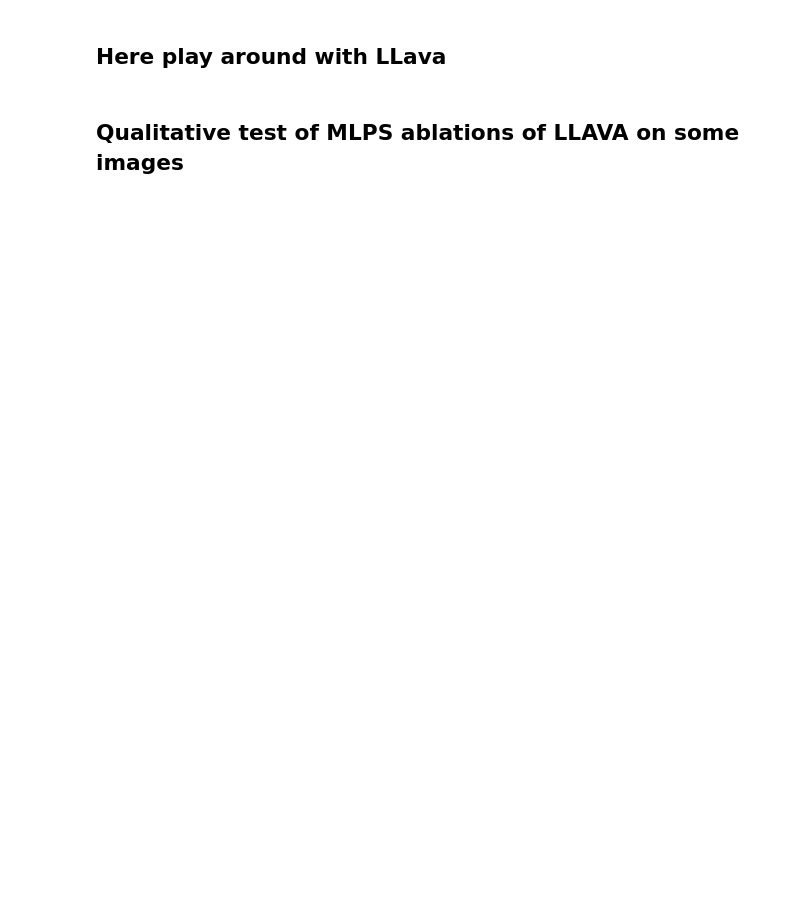
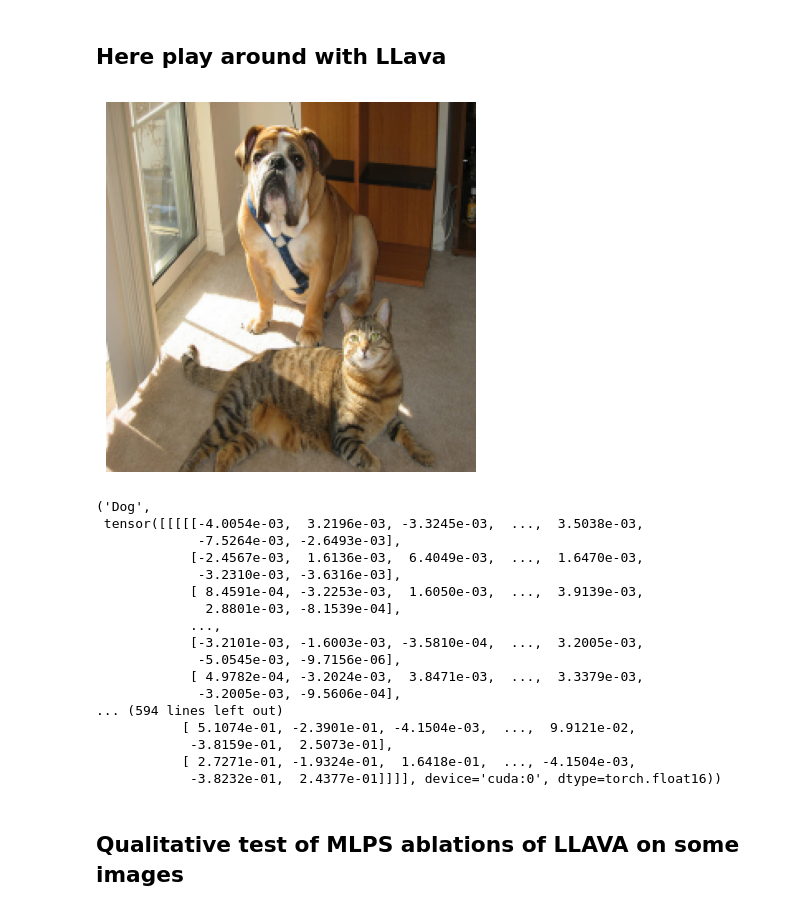
Before and after one commit to vstrozzi/PCLens_spectral_explainability_in_CLIP_ViT_encoder, a Jupyter notebook: playground_llava.ipynb, the cells around one changed output. Cells and saved outputs as stored; diff of their text form; code cells hidden in the pictures; blank space fills up the shorter version.

```diff
--- a/playground_llava.ipynb
+++ b/playground_llava.ipynb
@@ -203,7 +242,7 @@ def remove_patches(p, b):
 
     return p.unsqueeze(0)
 # %%
-def llava_infer(prompt, pil_image, images_embeds=False, mean_ablate=False, up_to_layer_ablate = 10, from_layer_ablate = False, mean_ablate_mlps=False, mean_ablate_attns=True, attentions_mean_abl=None, mlps_mean_abl=None): # If provided image embeds
+def llava_infer(prompt, pil_image, images_embeds=False, mean_ablate=False, from_layer_ablate = 0, to_layer_ablate = 10, mean_ablate_mlps=False, mean_ablate_attns=True, attentions_mean_abl=None, mlps_mean_abl=None): # If provided image embeds
     # Layer where to extract infos on patches
     select_layer = -2
     max_new_tokens = 512
@@ -300,10 +339,8 @@ def llava_infer(prompt, pil_image, images_embeds=False, mean_ablate=False, up_to
             # Compute spatial features required by our layer
             if mean_ablate:
                 attentions, mlps = mean_ablate_head(attentions, mlps, select_layer,
-                layers = [y for x in range(0, 16) for y in range(0, up_to_layer_ablate)] if not from_layer_ablate else
-                         [y for x in range(0, 16) for y in range(up_to_layer_ablate, 24)],
-                heads = [x for x in range(0, 16) for y in range(0, up_to_layer_ablate)] if not from_layer_ablate else
-                        [x for x in range(0, 16) for y in range(up_to_layer_ablate, 24)],
+                layers = [y for x in range(0, 16) for y in range(from_layer_ablate, to_layer_ablate)],
+                heads = [x for x in range(0, 16) for y in range(from_layer_ablate, to_layer_ablate)],
                 attentions_mean_abl = attentions_mean_abl,
                 mlps_mean_abl = mlps_mean_abl,
                 mean_ablate_mlps = mean_ablate_mlps,
@@ -327,34 +364,53 @@ def llava_infer(prompt, pil_image, images_embeds=False, mean_ablate=False, up_to
             input_ids,
             images=images_tensor,
             image_sizes=image_sizes,
             #do_sample= True if temperature > 0 else False,
             #temperature=temperature,
             #top_p=top_p,
             num_beams=num_beams,
             max_new_tokens=max_new_tokens,
             use_cache=True,
             images_embeds = images_embeds # If want to give images embeds already precomputed TODO: Only support 1 image
 
         )
 
     ## Print the output
     outputs = tokenizer.batch_decode(output_ids, skip_special_tokens=True)[0].strip()
 
     return outputs, attentions, mlps
 
 
 # Params
 prompt = "You are a vision-language expert. Analyze the given image and classify it into one of the following categories:  \
 ['airplane', 'automobile', 'bird', 'cat', 'deer', 'dog', 'frog', 'horse', 'ship', 'truck']. Answer with only the most appropriate category."
 image_file = "images/catdog.png"
 
 ## Visualize image
 img = Image.open(image_file)
 plt.imshow(img)
 plt.axis('off')  # Hide axis ticks and labels
 plt.show()
 
-llava_infer(prompt, img, images_embeds = True, mean_ablate = True, up_to_layer_ablate = 20, from_layer_ablate = False, attentions_mean_abl=attns_hid_mean, mlps_mean_abl=mlps_hid_mean,  mean_ablate_mlps=True, mean_ablate_attns=True)
+llava_infer(prompt, img, images_embeds = True, mean_ablate = True, from_layer_ablate = 0, to_layer_ablate = 20, attentions_mean_abl=attns_hid_mean, mlps_mean_abl=mlps_hid_mean,  mean_ablate_mlps=True, mean_ablate_attns=True)
+# %% [output]
+[figure, added]
+('Dog',
+ tensor([[[[[-4.0054e-03,  3.2196e-03, -3.3245e-03,  ...,  3.5038e-03,
+             -7.5264e-03, -2.6493e-03],
+            [-2.4567e-03,  1.6136e-03,  6.4049e-03,  ...,  1.6470e-03,
+             -3.2310e-03, -3.6316e-03],
+            [ 8.4591e-04, -3.2253e-03,  1.6050e-03,  ...,  3.9139e-03,
+              2.8801e-03, -8.1539e-04],
+            ...,
+            [-3.2101e-03, -1.6003e-03, -3.5810e-04,  ...,  3.2005e-03,
+             -5.0545e-03, -9.7156e-06],
+            [ 4.9782e-04, -3.2024e-03,  3.8471e-03,  ...,  3.3379e-03,
+             -3.2005e-03, -9.5606e-04],
+... (594 lines left out)
+           [ 5.1074e-01, -2.3901e-01, -4.1504e-03,  ...,  9.9121e-02,
+            -3.8159e-01,  2.5073e-01],
+           [ 2.7271e-01, -1.9324e-01,  1.6418e-01,  ..., -4.1504e-03,
+            -3.8232e-01,  2.4377e-01]]]], device='cuda:0', dtype=torch.float16))
 # %%
 # The image features a brown and white dog and a brown and black cat sitting together on a carpeted floor. They appear to be relaxed and comfortable in each other's company. The dog is positioned on the left side of the cat, with both animals facing the same direction.
 # In the background, there is a bookshelf with several books on it, adding a cozy and lived-in atmosphere to the scene.
```
Also changed, not shown: parts of 7 cells of this notebook.
